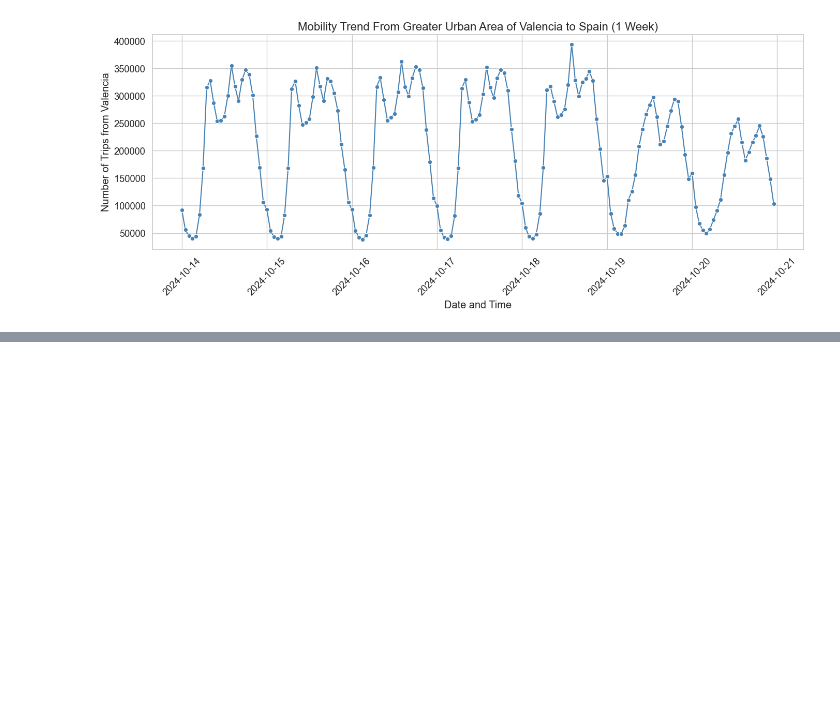
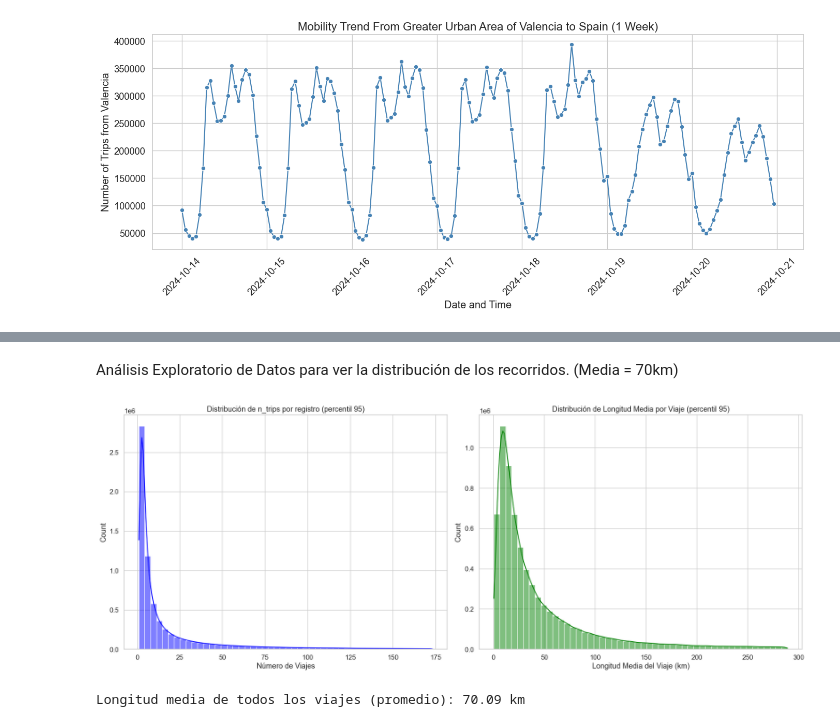
Before and after one commit to carlostag/BDET-mobility, a Jupyter notebook: Valencia_Mobility_1w.ipynb, the cells around one changed output, grey strips where cells are left out. Saved outputs shown, nothing was run; the diff lists cells and outputs as text; code cells hidden in the pictures; blank space fills up the shorter version.

```diff
--- a/Valencia_Mobility_1w.ipynb
+++ b/Valencia_Mobility_1w.ipynb
@@ -204,0 +283,9 @@ plt.tight_layout()
+# %%
+# Crear una columna con el par O-D
+od['od_pair'] = od['id_origin'] + ' -> ' + od['id_destination']
+
+# 2. Top Pares (Excluyendo viajes internos)
+od_no_internal = od[od['id_origin'] != od['id_destination']]
+top_pairs_external = od_no_internal.groupby('od_pair')['n_trips'].sum().sort_values(ascending=False).head(15)
+print("--- Top 15 Conexiones (SIN viajes internos) ---")
+print(top_pairs_external)
@@ -204,0 +311,28 @@ plt.tight_layout()
+# %% [markdown]
+Análisis Exploratorio de Datos para ver la distribución de los recorridos. (Media = 70km)
+# %%
+# Filtrar valores extremos para una mejor visualización (el 95% de los datos)
+trips_filtered = od[od['n_trips'] < od['n_trips'].quantile(0.95)]
+length_filtered = od[od['avg_trip_length_km'] < od['avg_trip_length_km'].quantile(0.95)]
+
+# Crear la figura con dos subplots
+fig, (ax1, ax2) = plt.subplots(1, 2, figsize=(18, 7))
+
+# Histograma de n_trips (filtrado)
+sns.histplot(trips_filtered['n_trips'], bins=50, kde=True, ax=ax1, color='blue')
+ax1.set_title('Distribución de n_trips por registro (percentil 95)')
+ax1.set_xlabel('Número de Viajes')
+
+# Histograma de longitud media (filtrado)
+sns.histplot(length_filtered['avg_trip_length_km'], bins=50, kde=True, ax=ax2, color='green')
+ax2.set_title('Distribución de Longitud Media por Viaje (percentil 95)')
+ax2.set_xlabel('Longitud Media del Viaje (km)')
+
+plt.tight_layout()
+plt.show()
+
+# También es útil ver la media de esta nueva métrica
+print(f"\nLongitud media de todos los viajes (promedio): {od['avg_trip_length_km'].mean():.2f} km")
+# %% [output]
+[figure, added]
+Longitud media de todos los viajes (promedio): 70.09 km
```
Also changed, not shown: parts of 15 cells of this notebook.
